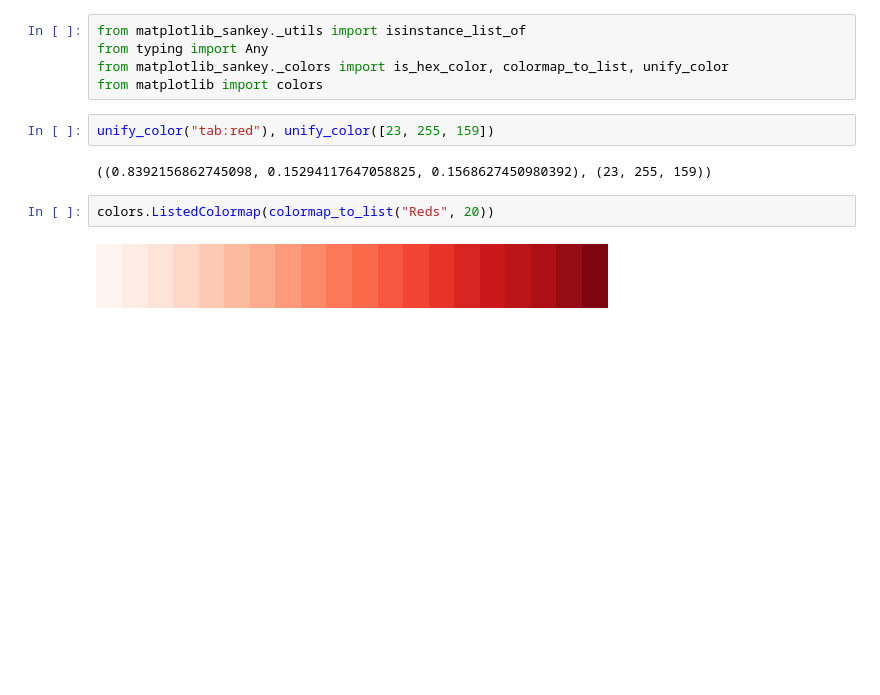
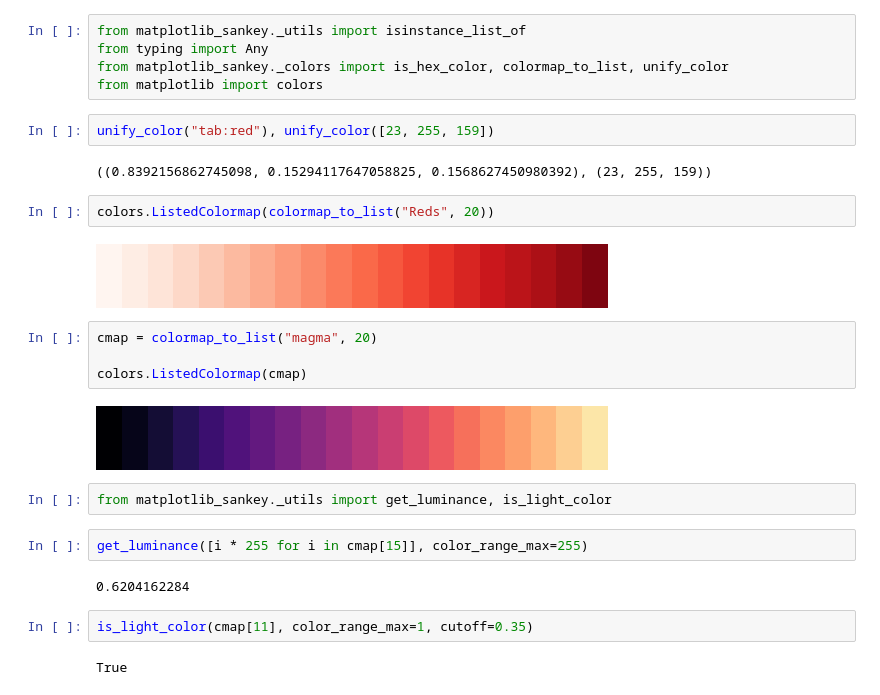
Before and after one commit to harryhaller001/matplotlib-sankey, a Jupyter notebook: dev/testing.ipynb, the cells around one changed output. Cells and saved outputs as stored; diff of their text form; blank space fills up the shorter version.

Commit message:
update dependencies, adding text color auto selection

```diff
--- a/dev/testing.ipynb
+++ b/dev/testing.ipynb
@@ -89,3 +93,19 @@ unify_color("tab:red"), unify_color([23, 255, 159])
 colors.ListedColormap(colormap_to_list("Reds", 20))
 # %% [output]
 [figure]
+# %%
+cmap = colormap_to_list("magma", 20)
+
+colors.ListedColormap(cmap)
+# %% [output]
+[figure, added]
+# %%
+from matplotlib_sankey._utils import get_luminance, is_light_color
+# %%
+get_luminance([i * 255 for i in cmap[15]], color_range_max=255)
+# %% [output]
+0.6204162284
+# %%
+is_light_color(cmap[11], color_range_max=1, cutoff=0.35)
+# %% [output]
+True
```
Also changed, not shown: parts of 3 cells of this notebook, 6 other files.
